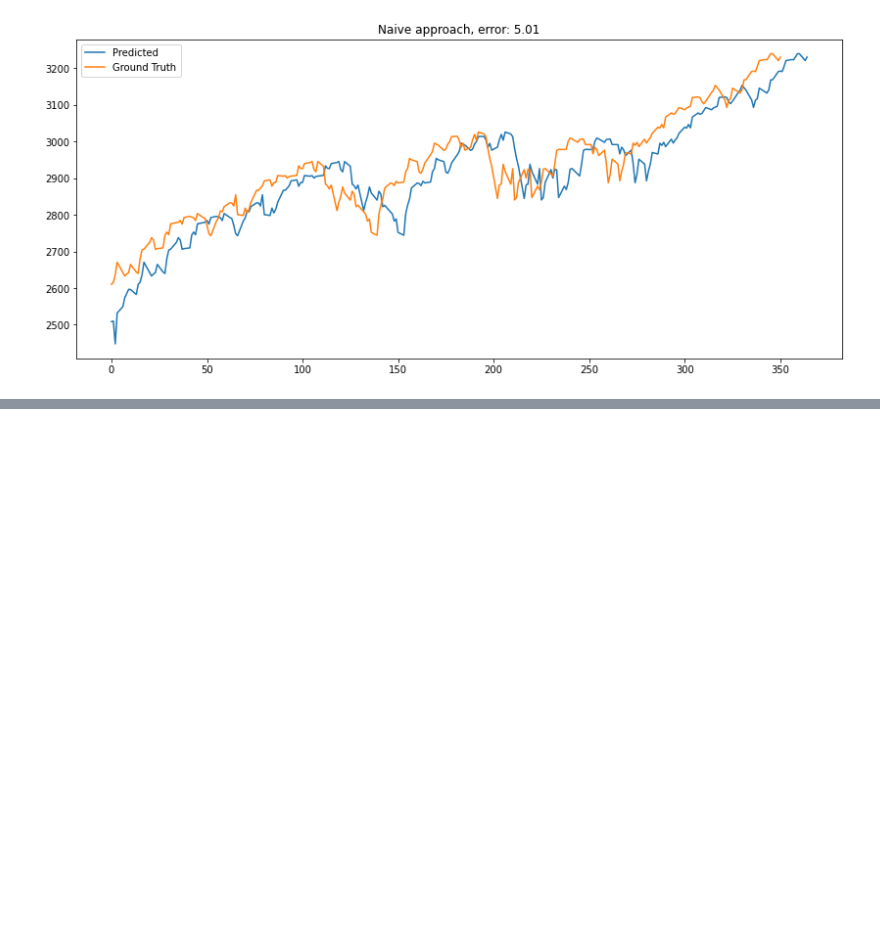
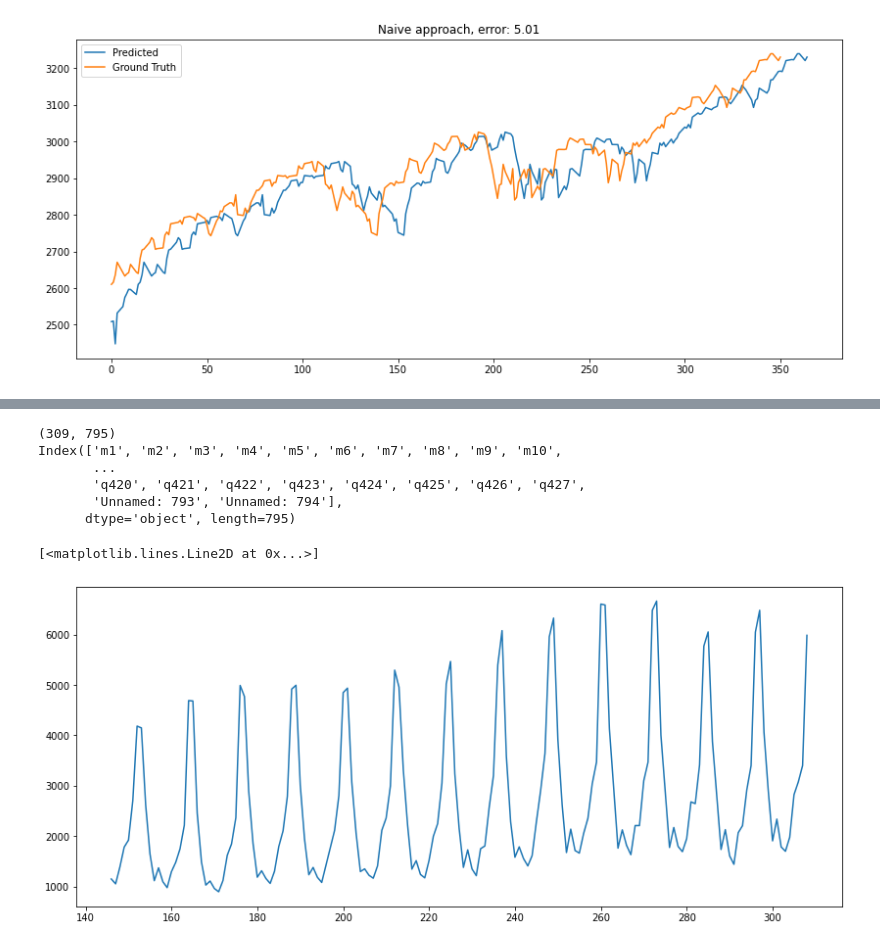
Before and after one commit to ikhlestov/data_mining, a Jupyter notebook: lr_1/time_series.ipynb, the cells around one changed output, grey strips where cells are left out. Saved outputs shown, nothing was run; the diff lists cells and outputs as text; code cells hidden in the pictures; blank space fills up the shorter version.

```diff
--- a/lr_1/time_series.ipynb
+++ b/lr_1/time_series.ipynb
@@ -158,0 +164,20 @@ def non_trivial(train_df, test_df):
+# %%
+# columns m1..m366 - month, q1..q427 - quarters?.. or it seems to me that this is just locations..
+# 12 entries per year, 309 entries total -> abt 25.75 years
+df_debug = pd.read_csv('tourism2_revision2.csv')
+print(df_debug.shape)
+print(df_debug.columns)
+# data(:, 1) - 1st columnt for matlab
+# data(row, column)
+# %% [output]
+(309, 795)
+Index(['m1', 'm2', 'm3', 'm4', 'm5', 'm6', 'm7', 'm8', 'm9', 'm10',
+       ...
+       'q420', 'q421', 'q422', 'q423', 'q424', 'q425', 'q426', 'q427',
+       'Unnamed: 793', 'Unnamed: 794'],
+      dtype='object', length=795)
+# %%
+plot(df_debug['m1'])
+# %% [output]
+[<matplotlib.lines.Line2D at 0x...>]
+[figure, added]
```
Also changed, not shown: parts of 3 cells of this notebook, 14 other files.
